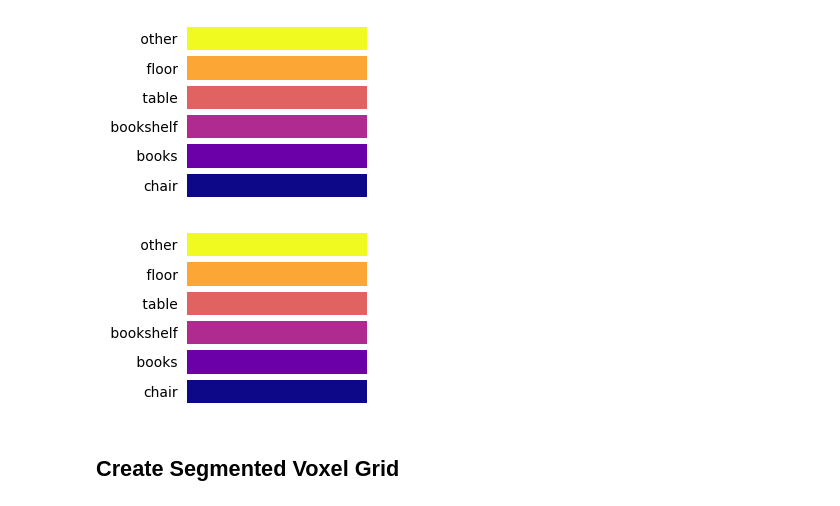
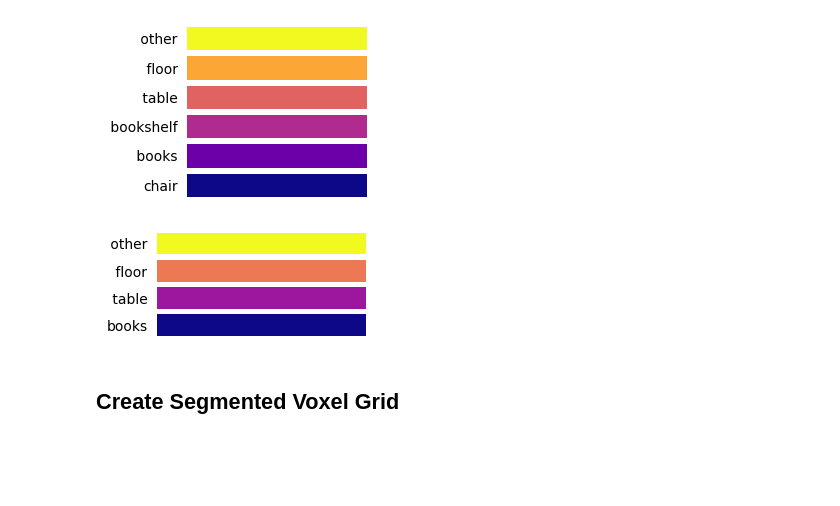
Before and after one commit to 3DVLMapsOrg/3Dvlmaps, a Jupyter notebook: MPVoxel.ipynb, the cells around one changed output. Saved outputs shown, nothing was run; the diff lists cells and outputs as text; code cells hidden in the pictures; blank space fills up the shorter version.

```diff
--- a/MPVoxel.ipynb
+++ b/MPVoxel.ipynb
@@ -398,0 +428,23 @@ init_tf_inv = np.linalg.inv(extr)
+# %%
+R = np.eye(4)
+R[:3,:3] = GetYRotationMatrix(7)
+reference_inverted_extrinsics = init_tf_inv
+reference_inverted_extrinsics = R @ reference_inverted_extrinsics
+
+def RotateAndTranslate(A1):
+    A1 = np.vstack([A1, np.ones((1))])
+    A1 = (reference_inverted_extrinsics @ A1)[:3]
+    A1 = A1.reshape(1,3)[0]
+    print(A1)
+    return A1
+
+tr = []
+for i in range(8):
+    A1 = np.array(house_data["regions"][region_index]["vertices"][i]).reshape(3,1)
+    A1 = RotateAndTranslate(A1)
+    tr.append(A1)
+
+region_min_coor = np.min(tr, axis=0)
+region_max_coor = np.max(tr, axis=0)
+print(f"Min Region {region_min_coor/voxel_size}")
+print(f"Max Region {region_max_coor/voxel_size}")
@@ -538,7 +721,7 @@ import torch
 
 total_coordinates = torch.tensor(load_map(coordinates_path), dtype=torch.int)
 total_colors = torch.tensor(load_map(colors_path))
-# features = torch.tensor(load_map(features_path), dtype=torch.float32)
+features = torch.tensor(load_map(features_path), dtype=torch.float32)
 # %% [output]
 __file__:  /Users/anthony/Documents/UW/Classes/SP24/CSE_571_Robotics/Project/vlmaps/examples/context.py
 imported path: /Users/anthony/Documents/UW/Classes/SP24/CSE_571_Robotics/Project/vlmaps
@@ -632,18 +815,18 @@ color_palette = GetPallete(lang)
 # %%
 from utils.clip_utils import get_text_feats
 # lang = "sofa, plant, towel, sink, food, other"
 # lang = mp3dcat # lang is all the matterport classes
-lang = "chair, books, bookshelf, table, floor, other"
+lang = "books, table, floor, other"
 lang = lang.split(",")
 text_feats = get_text_feats(lang, clip_model, clip_feat_dim)
 
 scores_list = features @ text_feats.T
 
 predicts = np.argmax(scores_list, axis=1)
 
 color_palette = GetPallete(lang)
 # %% [output]
-[figure, old version]
+[figure, new version]
 # %% [markdown]
 ## Create Segmented Voxel Grid
 # %%
```
Also changed, not shown: parts of 12 cells of this notebook.
